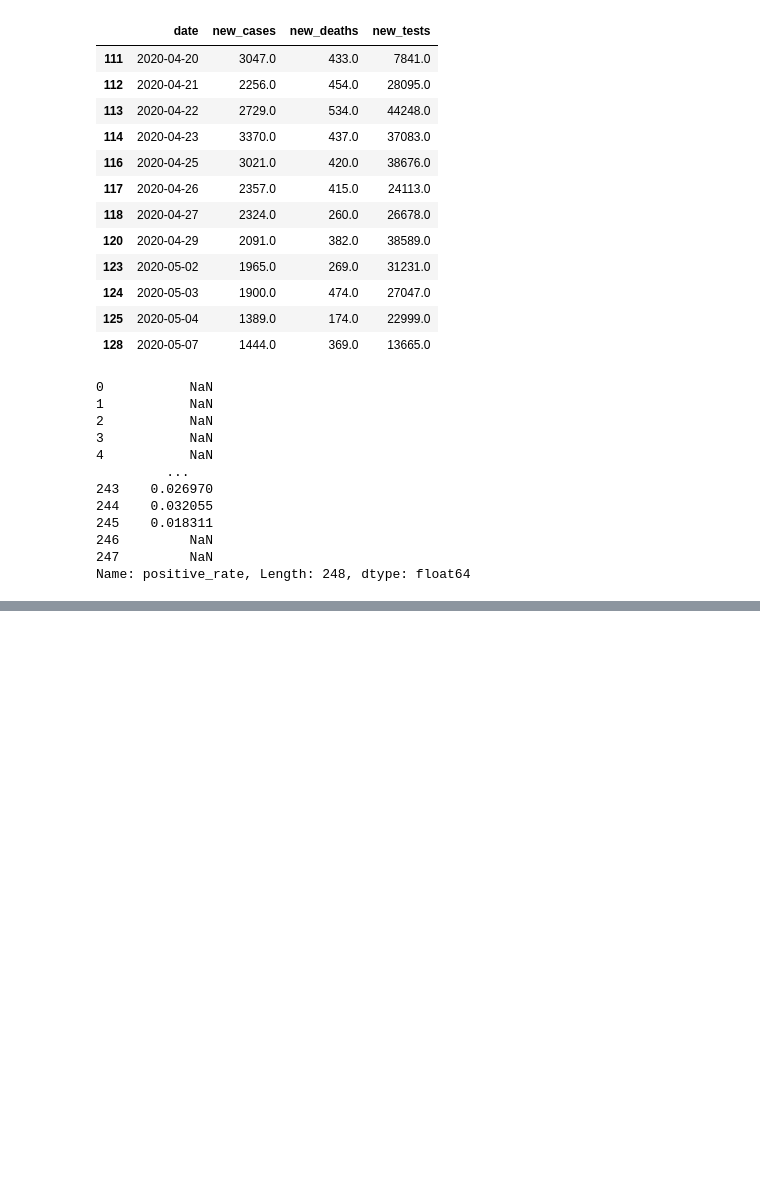
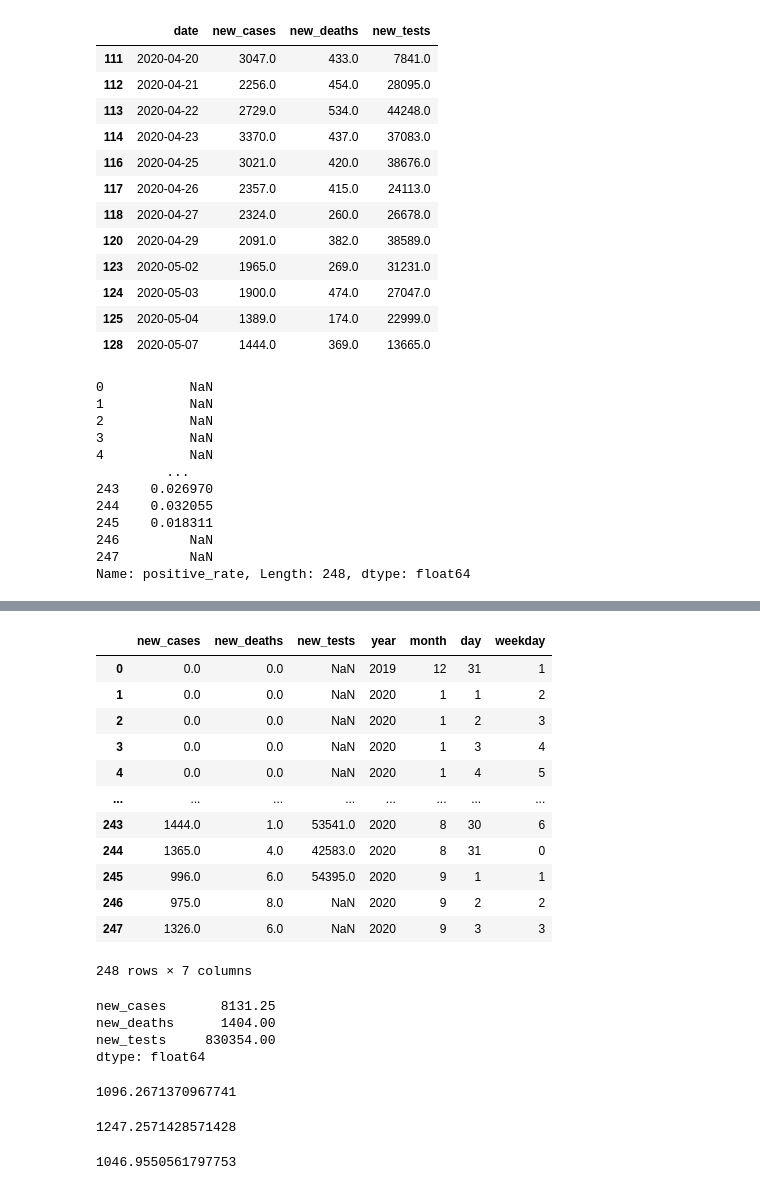
Before and after one commit to hydraadra112/data_analytics_progress, a Jupyter notebook: pandas.ipynb, the cells around one changed output, grey strips where cells are left out. Saved outputs shown, nothing was run; the diff lists cells and outputs as text; code cells hidden in the pictures; blank space fills up the shorter version.

```diff
--- a/pandas.ipynb
+++ b/pandas.ipynb
@@ -291,0 +388,4 @@ Name: positive_rate, Length: 248, dtype: float64
+# %%
+# adding new column
+covid_df['positive_rate'] = covid_df['new_cases'] / covid_df['new_tests']
+covid_df
@@ -291,0 +406,4 @@ Name: positive_rate, Length: 248, dtype: float64
+# %%
+#removing a column
+covid_df.drop(columns=['positive_rate'], inplace=True)
+covid_df
@@ -291,0 +462,3 @@ Name: positive_rate, Length: 248, dtype: float64
+# %%
+covid_df.at[172, 'new_cases'] = (covid_df.at[171, 'new_cases'] + covid_df.at[172, 'new_cases']) / 2
+covid_df.loc[170:175]
@@ -291,0 +488,51 @@ Name: positive_rate, Length: 248, dtype: float64
+# %%
+# Make pandas recognize [date] is a date object
+covid_df['date'] = pd.to_datetime(covid_df['date'])
+
+# Year, month and day
+covid_df['year'] = pd.DatetimeIndex(covid_df['date']).year
+covid_df['month'] = pd.DatetimeIndex(covid_df['date']).month
+covid_df['day'] = pd.DatetimeIndex(covid_df['date']).day
+
+covid_df['weekday'] = pd.DatetimeIndex(covid_df['date']).weekday
+
+covid_df.drop(columns=['date'], inplace=True)
+covid_df
+# %% [output]
+|  | new_cases | new_deaths | new_tests | year | month | day | weekday |
+| 0 | 0.0 | 0.0 | NaN | 2019 | 12 | 31 | 1 |
+| 1 | 0.0 | 0.0 | NaN | 2020 | 1 | 1 | 2 |
+| 2 | 0.0 | 0.0 | NaN | 2020 | 1 | 2 | 3 |
+| 3 | 0.0 | 0.0 | NaN | 2020 | 1 | 3 | 4 |
+| 4 | 0.0 | 0.0 | NaN | 2020 | 1 | 4 | 5 |
+| ... | ... | ... | ... | ... | ... | ... | ... |
+| 243 | 1444.0 | 1.0 | 53541.0 | 2020 | 8 | 30 | 6 |
+| 244 | 1365.0 | 4.0 | 42583.0 | 2020 | 8 | 31 | 0 |
+| 245 | 996.0 | 6.0 | 54395.0 | 2020 | 9 | 1 | 1 |
+| 246 | 975.0 | 8.0 | NaN | 2020 | 9 | 2 | 2 |
+| 247 | 1326.0 | 6.0 | NaN | 2020 | 9 | 3 | 3 |
+248 rows × 7 columns
+# %%
+# Getting the data for Junes
+june_df = covid_df[covid_df['month'] == 6]
+june_df[['new_cases', 'new_deaths', 'new_tests']].sum()
+# %% [output]
+new_cases       8131.25
+new_deaths      1404.00
+new_tests     830354.00
+dtype: float64
+# %%
+# Getting mean to compare
+covid_df['new_cases'].mean()
+# %% [output]
+1096.2671370967741
+# %%
+# average of sundays
+covid_df[covid_df['weekday'] == 6].new_cases.mean()
+# %% [output]
+1247.2571428571428
+# %%
+# mean of weekdays
+covid_df[(covid_df['weekday'] != 6) & (covid_df['weekday'] != 5)].new_cases.mean()
+# %% [output]
+1046.9550561797753
```
Also changed, not shown: parts of 18 cells of this notebook.
